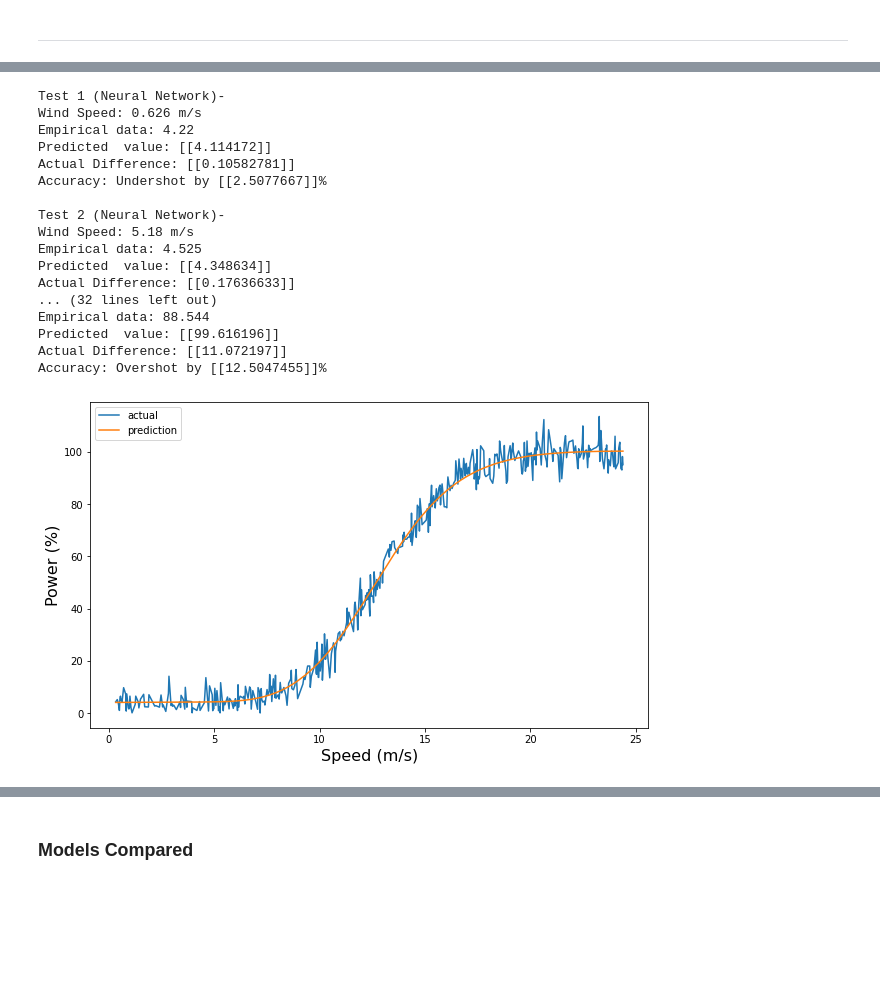
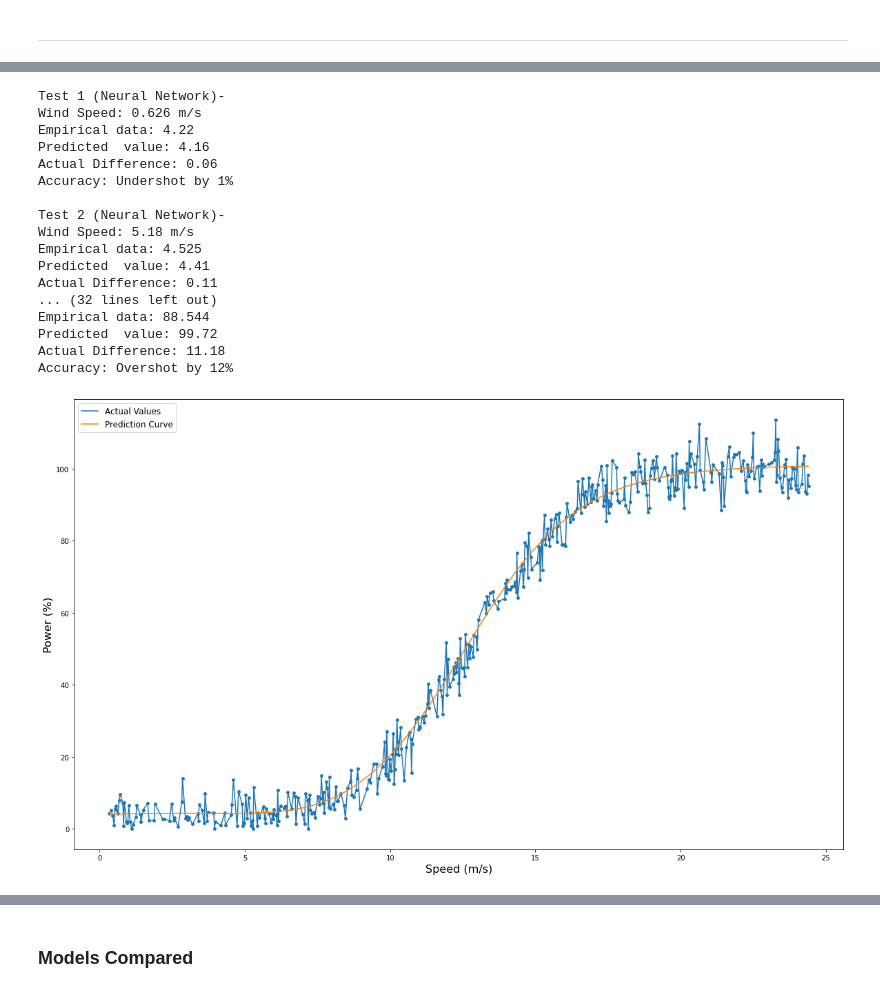
Before and after one commit to IanWafer/Machine-Learning-and-Statistics-Project, a Jupyter notebook: Machine Learning & Statistics Project.ipynb, the cells around one changed output, grey strips where cells are left out. Cells and saved outputs as stored; diff of their text form; code cells hidden in the pictures; blank space fills up the shorter version.

```diff
--- a/Machine Learning & Statistics Project.ipynb
+++ b/Machine Learning & Statistics Project.ipynb
@@ -43,9 +43,10 @@ from sklearn.preprocessing import PolynomialFeatures
 from sklearn.preprocessing import scale
 import tensorflow.keras as kr
 from collections import Counter
+from sklearn.pipeline import Pipeline
 
-#matplotlib inline
-rcParams['figure.figsize']=5, 4
+# Matplotlib graph sizes
+rcParams['figure.figsize']=20, 12
 
 # Import the csv file containing the information
 df = pd.read_csv('powerproduction.txt')
@@ -363,43 +421,43 @@ Epoch 500/500
 # Function ot give a positive percentage difference value
 def Accuracy_N (test, emp):
     if ((model.predict([test])/emp)*100 < 100):
-        return f"Undershot by {(100 - ((model.predict([test]))/emp)*100)}%"
+        return f"Undershot by {int((100 - ((model.predict([test]))/emp)*100))}%"
     else:
-        return f"Overshot by {(((model.predict([test]))/emp) * 100) - 100}%"
+        return f"Overshot by {int((((model.predict([test]))/emp) * 100) - 100)}%"
 
-print(f'\nTest 1 (Neural Network)-\nWind Speed: {test1} m/s\nEmpirical data: {emp1}\nPredicted  value: {model.predict([test1])}\nActual Difference: {abs(emp1-model.predict([test1]))}\nAccuracy: {Accuracy_N (test1, emp1)}')
-print(f'\nTest 2 (Neural Network)-\nWind Speed: {test2} m/s\nEmpirical data: {emp2}\nPredicted  value: {model.predict([test2])}\nActual Difference: {abs(emp2-model.predict([test2]))}\nAccuracy: {Accuracy_N (test2, emp2)}')
-print(f'\nTest 3 (Neural Network)-\nWind Speed: {test3} m/s\nEmpirical data: {emp3}\nPredicted  value: {model.predict([test3])}\nActual Difference: {abs(emp3-model.predict([test3]))}\nAccuracy: {Accuracy_N (test3, emp3)}')
-print(f'\nTest 4 (Neural Network)-\nWind Speed: {test4} m/s\nEmpirical data: {emp4}\nPredicted  value: {model.predict([test4])}\nActual Difference: {abs(emp4-model.predict([test4]))}\nAccuracy: {Accuracy_N (test4, emp4)}')
-print(f'\nTest 5 (Neural Network)-\nWind Speed: {test5} m/s\nEmpirical data: {emp5}\nPredicted  value: {model.predict([test5])}\nActual Difference: {abs(emp5-model.predict([test5]))}\nAccuracy: {Accuracy_N (test5, emp5)}')
-print(f'\nTest 6 (Neural Network)-\nWind Speed: {test6} m/s\nEmpirical data: {emp6}\nPredicted  value: {model.predict([test6])}\nActual Difference: {abs(emp6-model.predict([test6]))}\nAccuracy: {Accuracy_N (test6, emp6)}')
-print(f'\nTest 7 (Neural Network)-\nWind Speed: {test7} m/s\nEmpirical data: {emp7}\nPredicted  value: {model.predict([test7])}\nActual Difference: {abs(emp7-model.predict([test7]))}\nAccuracy: {Accuracy_N (test7, emp7)}')
+print(f'\nTest 1 (Neural Network)-\nWind Speed: {test1} m/s\nEmpirical data: {emp1}\nPredicted  value: {float(model.predict([test1])):.2f}\nActual Difference: {float(abs(emp1-model.predict([test1]))):.2f}\nAccuracy: {Accuracy_N (test1, emp1)}')
+print(f'\nTest 2 (Neural Network)-\nWind Speed: {test2} m/s\nEmpirical data: {emp2}\nPredicted  value: {float(model.predict([test2])):.2f}\nActual Difference: {float(abs(emp2-model.predict([test2]))):.2f}\nAccuracy: {Accuracy_N (test2, emp2)}')
+print(f'\nTest 3 (Neural Network)-\nWind Speed: {test3} m/s\nEmpirical data: {emp3}\nPredicted  value: {float(model.predict([test3])):.2f}\nActual Difference: {float(abs(emp3-model.predict([test3]))):.2f}\nAccuracy: {Accuracy_N (test3, emp3)}')
+print(f'\nTest 4 (Neural Network)-\nWind Speed: {test4} m/s\nEmpirical data: {emp4}\nPredicted  value: {float(model.predict([test4])):.2f}\nActual Difference: {float(abs(emp4-model.predict([test4]))):.2f}\nAccuracy: {Accuracy_N (test4, emp4)}')
+print(f'\nTest 5 (Neural Network)-\nWind Speed: {test5} m/s\nEmpirical data: {emp5}\nPredicted  value: {float(model.predict([test5])):.2f}\nActual Difference: {float(abs(emp5-model.predict([test5]))):.2f}\nAccuracy: {Accuracy_N (test5, emp5)}')
+print(f'\nTest 6 (Neural Network)-\nWind Speed: {test6} m/s\nEmpirical data: {emp6}\nPredicted  value: {float(model.predict([test6])):.2f}\nActual Difference: {float(abs(emp6-model.predict([test6]))):.2f}\nAccuracy: {Accuracy_N (test6, emp6)}')
+print(f'\nTest 7 (Neural Network)-\nWind Speed: {test7} m/s\nEmpirical data: {emp7}\nPredicted  value: {float(model.predict([test7])):.2f}\nActual Difference: {float(abs(emp7-model.predict([test7]))):.2f}\nAccuracy: {Accuracy_N (test7, emp7)}')
 # %% [output]
 Test 1 (Neural Network)-
 Wind Speed: 0.626 m/s
 Empirical data: 4.22
-Predicted  value: [[4.114172]]
-Actual Difference: [[0.10582781]]
-Accuracy: Undershot by [[2.5077667]]%
+Predicted  value: 4.16
+Actual Difference: 0.06
+Accuracy: Undershot by 1%
 
 Test 2 (Neural Network)-
 Wind Speed: 5.18 m/s
 Empirical data: 4.525
-Predicted  value: [[4.348634]]
-Actual Difference: [[0.17636633]]
+Predicted  value: 4.41
+Actual Difference: 0.11
 ... (32 lines left out)
 Empirical data: 88.544
-Predicted  value: [[99.616196]]
-Actual Difference: [[11.072197]]
-Accuracy: Overshot by [[12.5047455]]%
+Predicted  value: 99.72
+Actual Difference: 11.18
+Accuracy: Overshot by 12%
 # %%
 # Graph prediction
-plt.figure(figsize=(10,6))
-plt.plot(poly['speed'], poly['power'], label='actual')
-plt.plot(poly['speed'], model.predict(poly['speed']), label='prediction')
+plt.scatter(x,y,s=15)
+plt.plot(poly['speed'], poly['power'], label='Actual Values')
+plt.plot(poly['speed'], model.predict(poly['speed']), label='Prediction Curve')
 plt.xlabel('Speed (m/s)',fontsize=16)
 plt.ylabel('Power (%)',fontsize=16)
-plt.legend()
+plt.legend(fontsize=12)
 plt.show()
 # %% [output]
-[figure, old version]
+[figure, new version]
```
Also changed, not shown: parts of 22 cells of this notebook, 6 other files.
